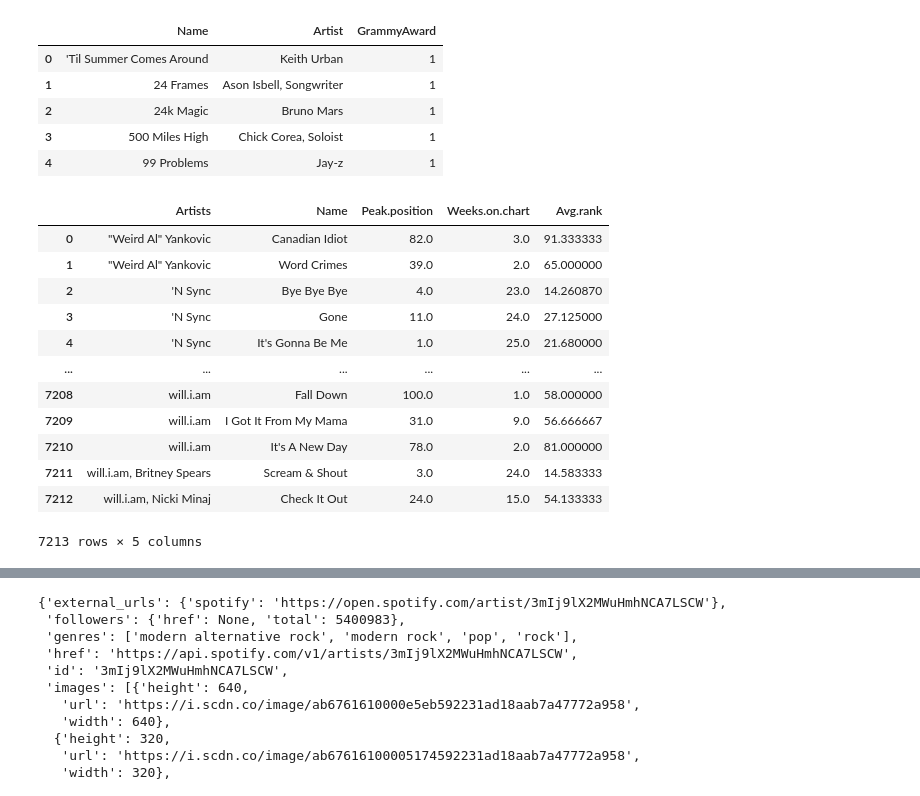
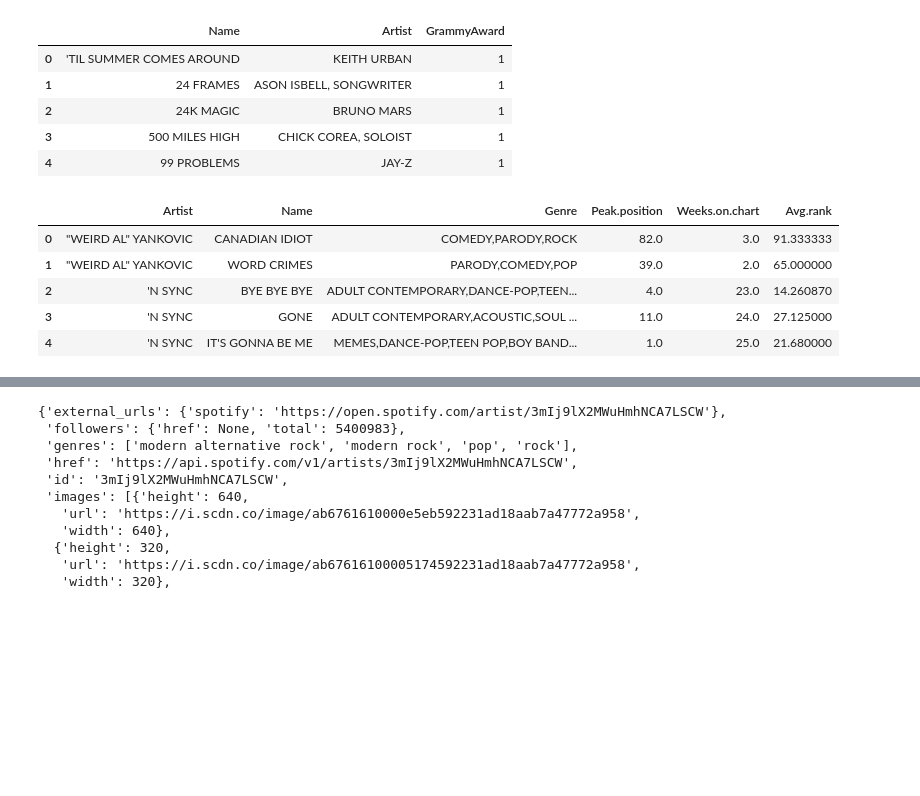
Before and after one commit to vpandiarajan20/2022-DataScience-Final, a Jupyter notebook: neil_edits.ipynb, the cells around one changed output, grey strips where cells are left out. Cells and saved outputs as stored; diff of their text form; code cells hidden in the pictures; blank space fills up the shorter version.

```diff
--- a/neil_edits.ipynb
+++ b/neil_edits.ipynb
@@ -6,37 +6,36 @@ grammyAwards = pd.read_csv("data/grammySongs_1999-2019.csv")
 grammyAwards = grammyAwards[['Name', 'Artist', 'GrammyAward']]
 # grammyAwards = grammyAwards[['Name', 'Artist', 'GrammyAward']]
 grammyAwards = grammyAwards.groupby(['Name', 'Artist']).count().reset_index()
+grammyAwards = grammyAwards.applymap(lambda s: s.upper() if type(s) == str else s)
+
 # namesOnly = grammyAwards.groupby(['Name', 'Artist'])
 # grammyAwards = namesOnly['Genre'].agg(lambda x: "".join(x)).reset_index(name="Genre")
 grammyAwards.head()
 # %% [output]
 |  | Name | Artist | GrammyAward |
-| 0 | 'Til Summer Comes Around | Keith Urban | 1 |
-| 1 | 24 Frames | Ason Isbell, Songwriter | 1 |
-| 2 | 24k Magic | Bruno Mars | 1 |
-| 3 | 500 Miles High | Chick Corea, Soloist | 1 |
-| 4 | 99 Problems | Jay-z | 1 |
+| 0 | 'TIL SUMMER COMES AROUND | KEITH URBAN | 1 |
+| 1 | 24 FRAMES | ASON ISBELL, SONGWRITER | 1 |
+| 2 | 24K MAGIC | BRUNO MARS | 1 |
+| 3 | 500 MILES HIGH | CHICK COREA, SOLOIST | 1 |
+| 4 | 99 PROBLEMS | JAY-Z | 1 |
 # %%
 billboardHot100 = pd.read_csv('data/billboardHot100_1999-2019.csv')
-billboardHot100 = billboardHot100[['Artists', 'Name', 'Peak.position', 'Weeks.on.chart','Weekly.rank']]
+billboardHot100 = billboardHot100[['Artists', 'Name', 'Genre', 'Peak.position', 'Weeks.on.chart','Weekly.rank']]
 billboardHot100['Weeks.on.chart'] = billboardHot100['Weeks.on.chart'].fillna(1)
 billboardHot100['Peak.position'] = billboardHot100['Peak.position'].fillna(100)
 billboardHot100['Weekly.rank'] = billboardHot100['Weekly.rank'].fillna(100)
+billboardHot100['Genre'] = billboardHot100['Genre'].fillna('None')
 # billboardHot100.groupby(by=['Artist', 'Name']).min('Peak.position').max('Weeks.on.chart')
-billboardHot100 = billboardHot100.groupby(['Artists', 'Name']).agg({'Peak.position':'min', 'Weeks.on.chart':'max', 'Weekly.rank':'mean'})[['Peak.position','Weeks.on.chart','Weekly.rank']].reset_index()
+billboardHot100 = billboardHot100.groupby(['Artists', 'Name','Genre']).agg({'Peak.position':'min', 'Weeks.on.chart':'max', 'Weekly.rank':'mean'})[['Peak.position','Weeks.on.chart','Weekly.rank']].reset_index()
 billboardHot100.rename(columns = {'Weekly.rank':'Avg.rank'}, inplace = True)
-billboardHot100
+billboardHot100.rename(
+    columns={"Artists":"Artist"}, inplace=True)
+billboardHot100 = billboardHot100.applymap(lambda s: s.upper() if type(s) == str else s)
+billboardHot100.head(5)
 # %% [output]
-|  | Artists | Name | Peak.position | Weeks.on.chart | Avg.rank |
-| 0 | "Weird Al" Yankovic | Canadian Idiot | 82.0 | 3.0 | 91.333333 |
-| 1 | "Weird Al" Yankovic | Word Crimes | 39.0 | 2.0 | 65.000000 |
-| 2 | 'N Sync | Bye Bye Bye | 4.0 | 23.0 | 14.260870 |
-| 3 | 'N Sync | Gone | 11.0 | 24.0 | 27.125000 |
-| 4 | 'N Sync | It's Gonna Be Me | 1.0 | 25.0 | 21.680000 |
-| ... | ... | ... | ... | ... | ... |
-| 7208 | will.i.am | Fall Down | 100.0 | 1.0 | 58.000000 |
-| 7209 | will.i.am | I Got It From My Mama | 31.0 | 9.0 | 56.666667 |
-| 7210 | will.i.am | It's A New Day | 78.0 | 2.0 | 81.000000 |
-| 7211 | will.i.am, Britney Spears | Scream & Shout | 3.0 | 24.0 | 14.583333 |
-| 7212 | will.i.am, Nicki Minaj | Check It Out | 24.0 | 15.0 | 54.133333 |
+|  | Artist | Name | Genre | Peak.position | Weeks.on.chart | Avg.rank |
+| 0 | "WEIRD AL" YANKOVIC | CANADIAN IDIOT | COMEDY,PARODY,ROCK | 82.0 | 3.0 | 91.333333 |
+| 1 | "WEIRD AL" YANKOVIC | WORD CRIMES | PARODY,COMEDY,POP | 39.0 | 2.0 | 65.000000 |
+| 2 | 'N SYNC | BYE BYE BYE | ADULT CONTEMPORARY,DANCE-POP,TEEN... | 4.0 | 23.0 | 14.260870 |
+| 3 | 'N SYNC | GONE | ADULT CONTEMPORARY,ACOUSTIC,SOUL ... | 11.0 | 24.0 | 27.125000 |
+| 4 | 'N SYNC | IT'S GONNA BE ME | MEMES,DANCE-POP,TEEN POP,BOY BAND... | 1.0 | 25.0 | 21.680000 |
-7213 rows × 5 columns
```
Also changed, not shown: parts of 8 cells of this notebook.
